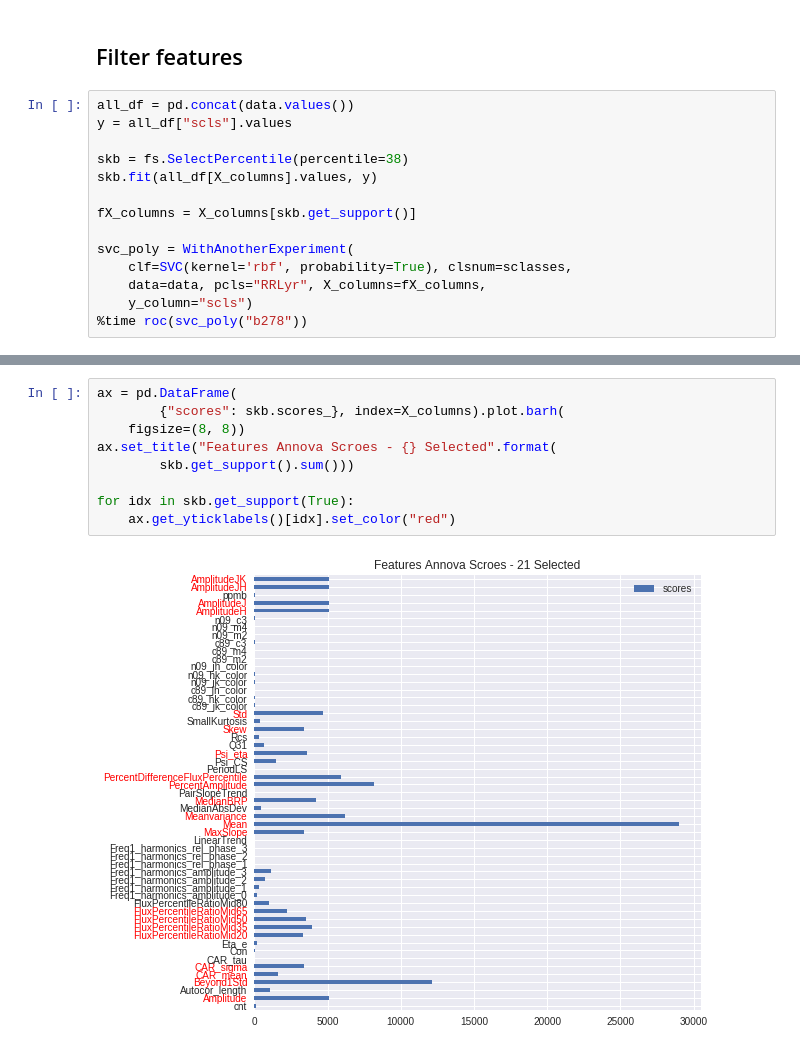
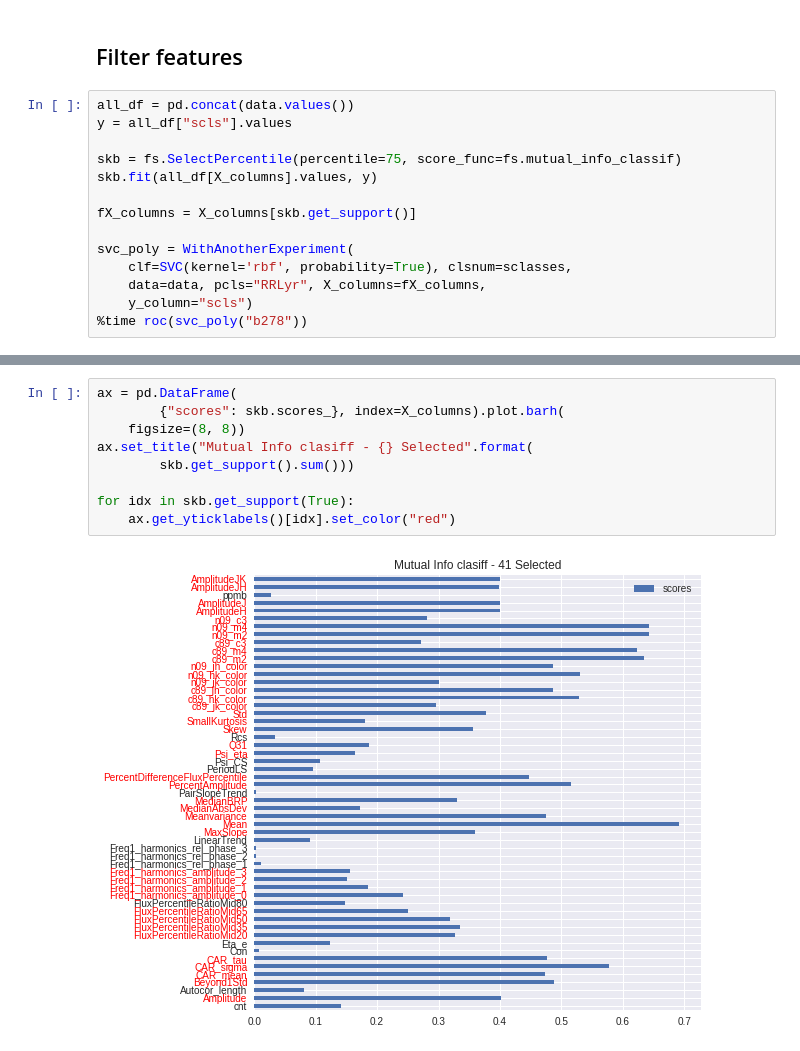
Before and after one commit to carpyncho/vvv_gen_catalog, a Jupyter notebook: features_selection_mv.ipynb, the cells around one changed output, grey strips where cells are left out. Cells and saved outputs as stored; diff of their text form.

```diff
--- a/features_selection_mv.ipynb
+++ b/features_selection_mv.ipynb
@@ -142,7 +142,7 @@ Wall time: 5.54 s
 all_df = pd.concat(data.values())
 y = all_df["scls"].values
 
-skb = fs.SelectPercentile(percentile=38)
+skb = fs.SelectPercentile(percentile=75, score_func=fs.mutual_info_classif)
 skb.fit(all_df[X_columns].values, y)
 
 fX_columns = X_columns[skb.get_support()]
@@ -176,11 +176,11 @@ Wall time: 3.04 s
 # %%
 ax = pd.DataFrame(
         {"scores": skb.scores_}, index=X_columns).plot.barh(
     figsize=(8, 8))
-ax.set_title("Features Annova Scroes - {} Selected".format(
+ax.set_title("Mutual Info clasiff - {} Selected".format(
         skb.get_support().sum()))
 
 for idx in skb.get_support(True):
     ax.get_yticklabels()[idx].set_color("red")
 # %% [output]
-[figure, old version]
+[figure, new version]
```
Also changed, not shown: parts of 8 cells of this notebook.
